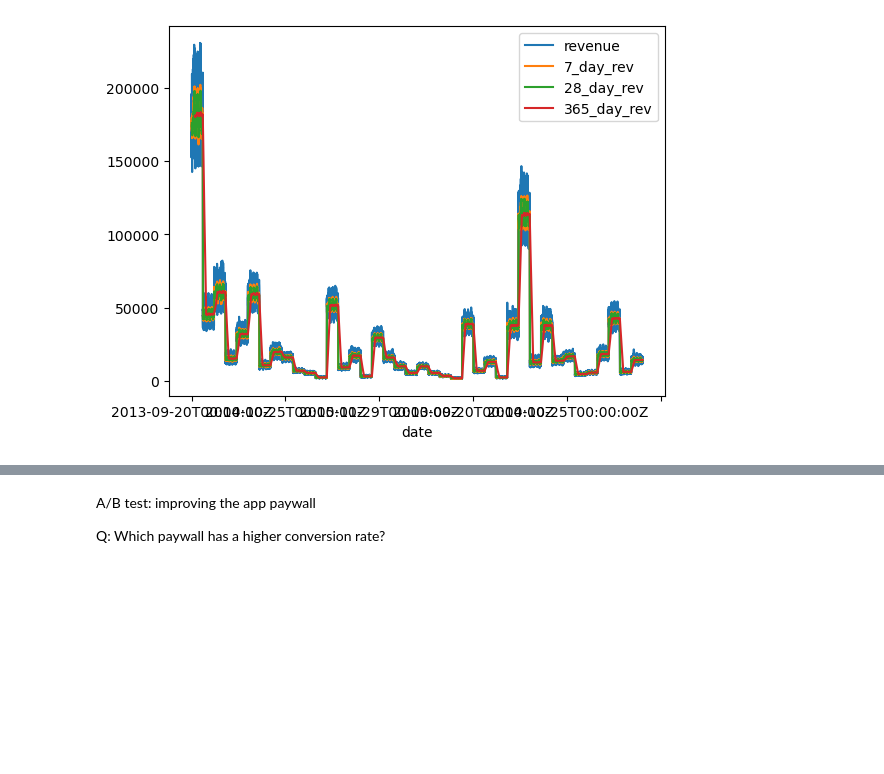
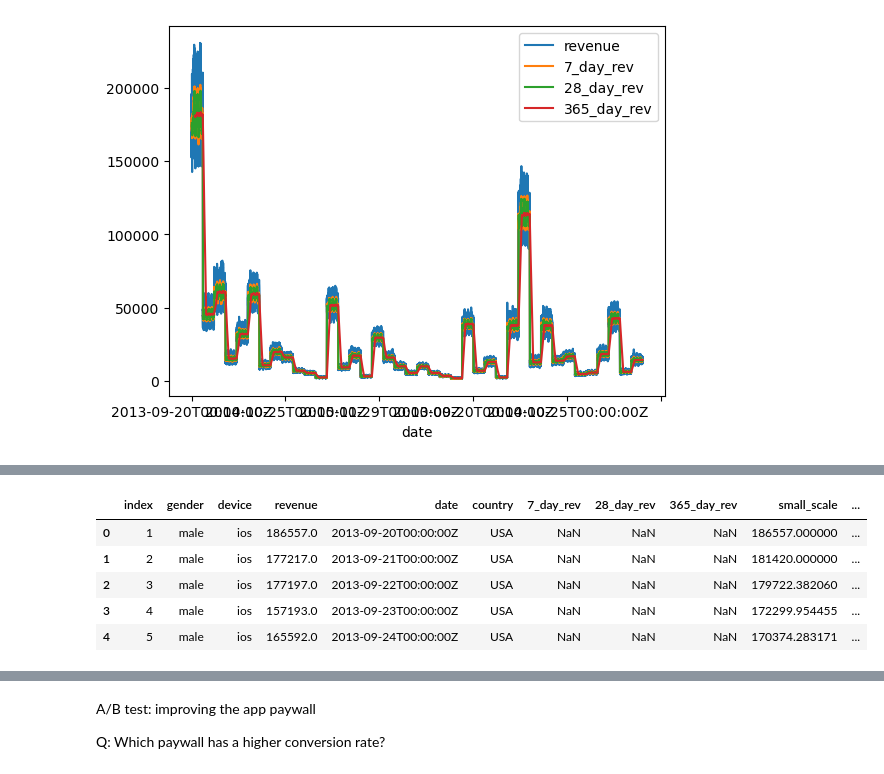
Before and after one commit to englishpear/ds_abtest, a Jupyter notebook: Customer Analytics AB testing.ipynb, the cells around one changed output, grey strips where cells are left out. Saved outputs shown, nothing was run; the diff lists cells and outputs as text; code cells hidden in the pictures; blank space fills up the shorter version.

```diff
--- a/Customer Analytics AB testing.ipynb
+++ b/Customer Analytics AB testing.ipynb
@@ -334,0 +396,9 @@ plt.show()
+# %%
+daily_revenue.head()
+# %% [output]
+|  | index | gender | device | revenue | date | country | 7_day_rev | 28_day_rev | 365_day_rev | small_scale | ... |
+| 0 | 1 | male | ios | 186557.0 | 2013-09-20T00:00:00Z | USA | NaN | NaN | NaN | 186557.000000 | ... |
+| 1 | 2 | male | ios | 177217.0 | 2013-09-21T00:00:00Z | USA | NaN | NaN | NaN | 181420.000000 | ... |
+| 2 | 3 | male | ios | 177197.0 | 2013-09-22T00:00:00Z | USA | NaN | NaN | NaN | 179722.382060 | ... |
+| 3 | 4 | male | ios | 157193.0 | 2013-09-23T00:00:00Z | USA | NaN | NaN | NaN | 172299.954455 | ... |
+| 4 | 5 | male | ios | 165592.0 | 2013-09-24T00:00:00Z | USA | NaN | NaN | NaN | 170374.283171 | ... |
```
Also changed, not shown: parts of 22 cells of this notebook, 1 other file.
